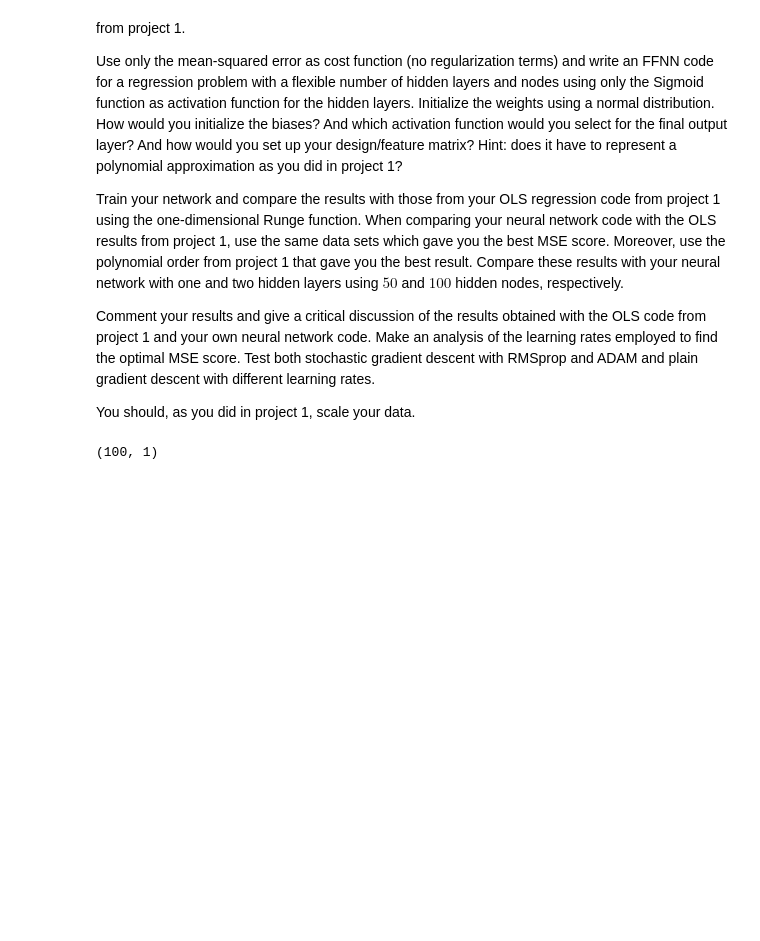
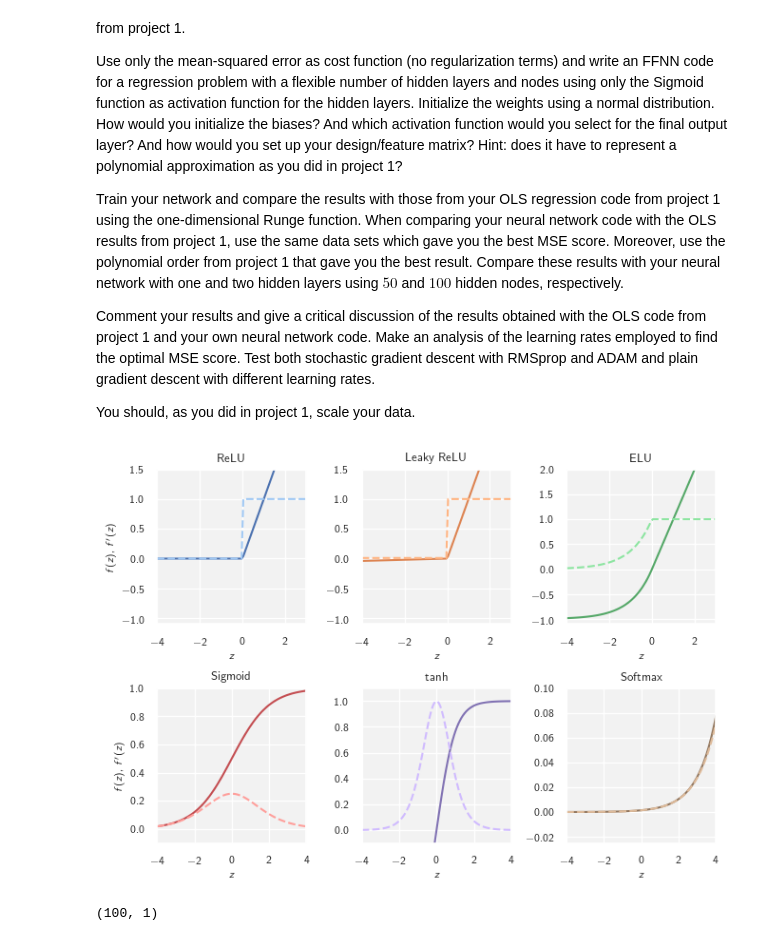
Before and after one commit to p-perrone/UiO_MachineLearning, a Jupyter notebook: ml_project2/notebooks/project2.ipynb, the cells around one changed output. Drawn from its saved outputs; the diff is of its cells as text; code cells hidden in the pictures; blank space fills up the shorter version.

```diff
--- a/ml_project2/notebooks/project2.ipynb
+++ b/ml_project2/notebooks/project2.ipynb
@@ -241,6 +241,14 @@ def leaky_ReLU_der(z):
 
 #------------------------------------------------#
 
+def ELU(z):
+    return np.where(z > 0, z, np.exp(z) - 1)
+
+def ELU_der(z):
+    return np.where(z > 0, 1, np.exp(z))
+
+#------------------------------------------------#
+
 
 def sigmoid(z):
     z = np.clip(z, -500, 500)  # avoids overflow in exp (ChatGPT suggestion)
@@ -249,6 +257,14 @@ def sigmoid(z):
 def sigmoid_der(z):
     s = sigmoid(z)
     return s * (1 - s)
+
+#------------------------------------------------#
+
+def tanh(z):
+    return np.tanh(z)
+
+def tanh_der(z):
+    return 1 - np.tanh(z)**2
 
 #------------------------------------------------#
 
@@ -309,14 +325,61 @@ def auto_derivative(func):
 activation_functions_dic = {
     'ReLU'       : (ReLU, ReLU_der),
     'leaky_ReLU' : (leaky_ReLU, leaky_ReLU_der),
+    'ELU'        : (ELU, ELU_der),
     'sigmoid'    : (sigmoid, sigmoid_der),
-    'softmax'    : (softmax, softmax_der)
+    'tanh'       : (tanh, tanh_der),
+    'softmax'    : (softmax, softmax_der),
     }
 
 cost_functions_dic = {
     'MSE'           : (mse, mse_der),
     'cross_entropy' : (cross_entropy, cross_entropy_der)
     }
+# %%
+fig, axes = plt.subplots(2, 3, figsize=(tw, 12/2.54))
+z = np.linspace(-4, 4, 100)
+axes = axes.flatten()
+xlims=[
+    (-4, 3),
+    (-4, 3),
+    (-4, 3),
+    (-4, 4),
+    (-4, 4),
+    (-4, 4)
+]
+ylims = [
+    (-1.1, 1.5),
+    (-1.1, 1.5),
+    (-1.1, 2),
+    (-0.1, 1),
+    (-0.1, 1.1),
+    (-0.025, 0.1),
+]
+
+labels = ['ReLU', 'Leaky ReLU', 'ELU', 'Sigmoid', r'$\tanh$', 'Softmax']
+
+cbar_activ = sns.color_palette(n_colors=6)
+cbar_der = sns.color_palette('pastel', n_colors=6)
+
+for i, key in enumerate(activation_functions_dic):
+    activation_func, activation_der = activation_functions_dic[key]
+    axes[i].plot(z, activation_func(z),
+                 color=cbar_activ[i],)
+    axes[i].plot(z, activation_der(z),
+                 color=cbar_der[i],
+                 linestyle='--')
+    axes[i].set_xlim(xlims[i])
+    axes[i].set_ylim(ylims[i])
+    axes[i].set_title(f"{labels[i]}")
+    axes[i].set_xlabel(r"$z$")
+
+axes[3].set_ylabel(r"$f(z),\,f'(z)$")
+axes[0].set_ylabel(r"$f(z),\,f'(z)$")
+plt.tight_layout()
+saveplot("activation_functions")
+plt.show()
+# %% [output]
+[figure, added]
 # %%
 def set_activations(
         functions_dic  : dict,
```
Also changed, not shown: parts of 2 cells of this notebook, 1 other file.
